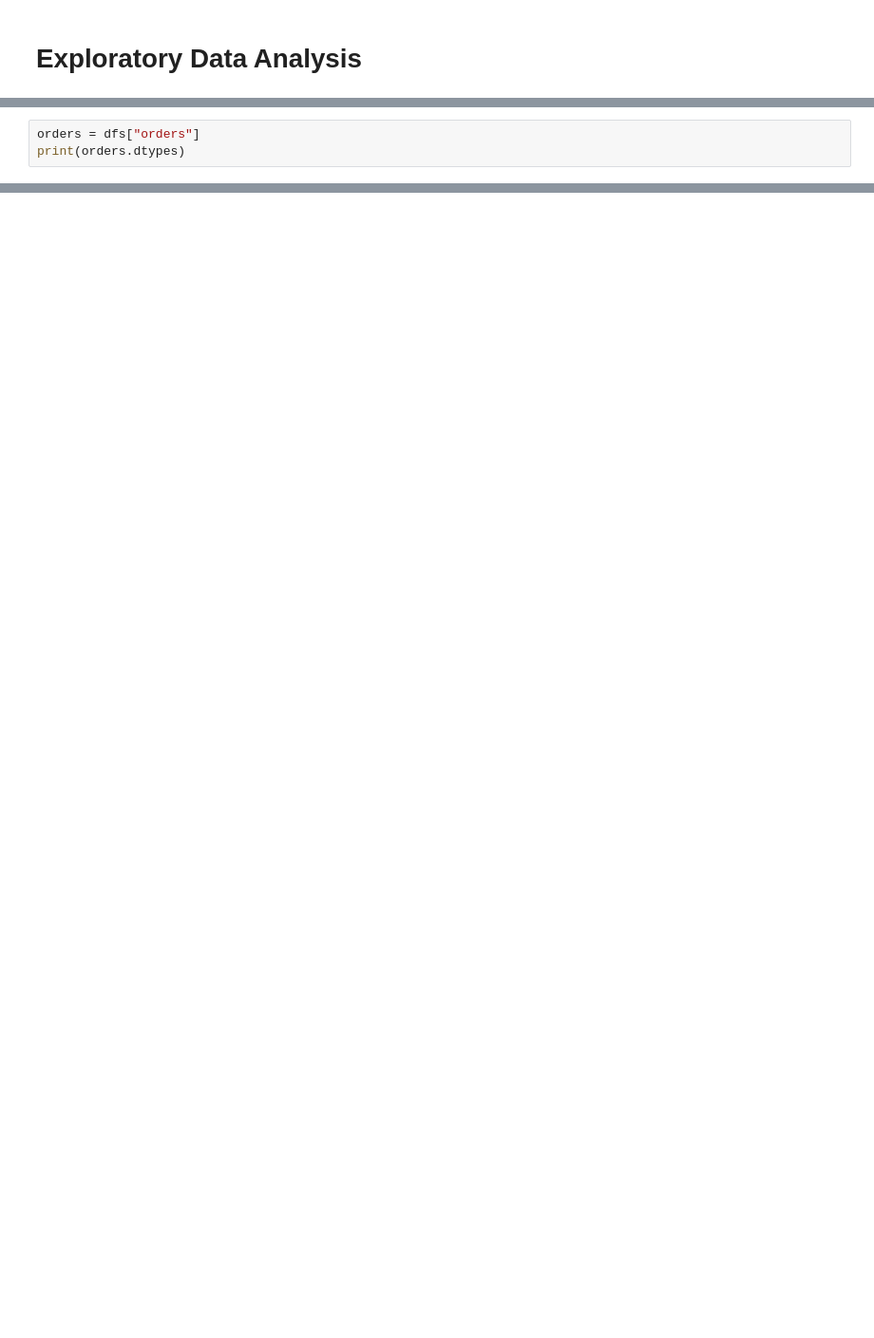
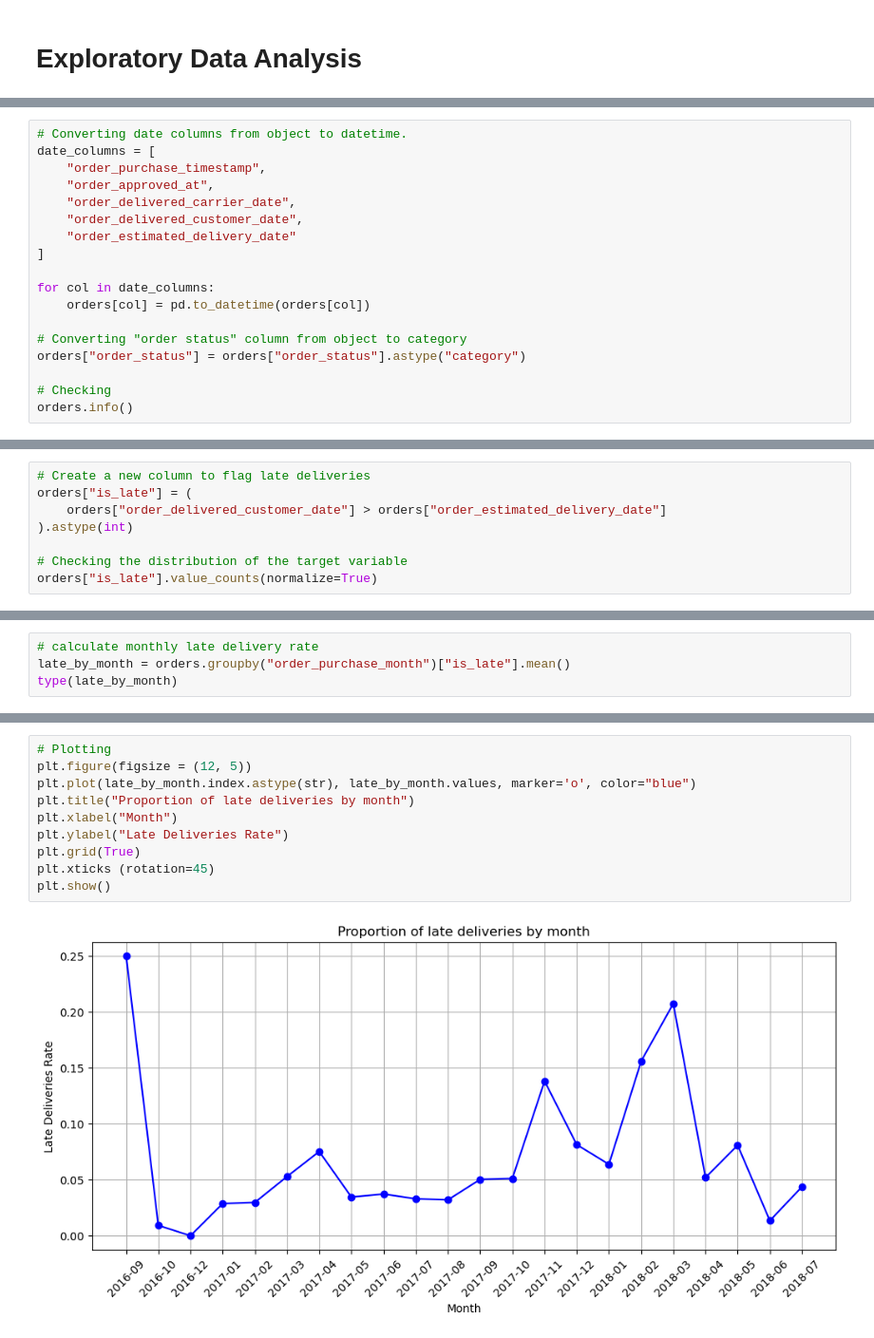
Before and after one commit to rickaof/Portfolio, a Jupyter notebook: Ecommerce_Analysis/notebooks/exploratory_data_analysis.ipynb, the cells around one changed output, grey strips where cells are left out. Shown: that part at 95% size. Drawn from its saved outputs; the diff is of its cells as text; blank space fills up the shorter version.

```diff
--- a/Ecommerce_Analysis/notebooks/exploratory_data_analysis.ipynb
+++ b/Ecommerce_Analysis/notebooks/exploratory_data_analysis.ipynb
@@ -39,3 +26,0 @@ sellers.csv loaded successfully
-# %%
-orders = dfs["orders"]
-print(orders.dtypes)
@@ -57,0 +52,18 @@ SyntaxError: positional argument follows keyword argument (3651989949.py, line 1
+# %%
+# Converting date columns from object to datetime.
+date_columns = [
+    "order_purchase_timestamp",
+    "order_approved_at",
+    "order_delivered_carrier_date",
+    "order_delivered_customer_date",
+    "order_estimated_delivery_date"
+]
+
+for col in date_columns:
+    orders[col] = pd.to_datetime(orders[col])
+
+# Converting "order status" column from object to category
+orders["order_status"] = orders["order_status"].astype("category")
+
+# Checking
+orders.info()
@@ -57,0 +110,8 @@ SyntaxError: positional argument follows keyword argument (3651989949.py, line 1
+# %%
+# Create a new column to flag late deliveries
+orders["is_late"] = (
+    orders["order_delivered_customer_date"] > orders["order_estimated_delivery_date"]
+).astype(int)
+
+# Checking the distribution of the target variable
+orders["is_late"].value_counts(normalize=True)
@@ -57,0 +127,4 @@ SyntaxError: positional argument follows keyword argument (3651989949.py, line 1
+# %%
+# calculate monthly late delivery rate
+late_by_month = orders.groupby("order_purchase_month")["is_late"].mean()
+type(late_by_month)
@@ -57,0 +133,12 @@ SyntaxError: positional argument follows keyword argument (3651989949.py, line 1
+# %%
+# Plotting
+plt.figure(figsize = (12, 5))
+plt.plot(late_by_month.index.astype(str), late_by_month.values, marker='o', color="blue")
+plt.title("Proportion of late deliveries by month")
+plt.xlabel("Month")
+plt.ylabel("Late Deliveries Rate")
+plt.grid(True)
+plt.xticks (rotation=45)
+plt.show()
+# %% [output]
+[figure, added]
```
Also changed, not shown: parts of 22 cells of this notebook, 2 other files.
